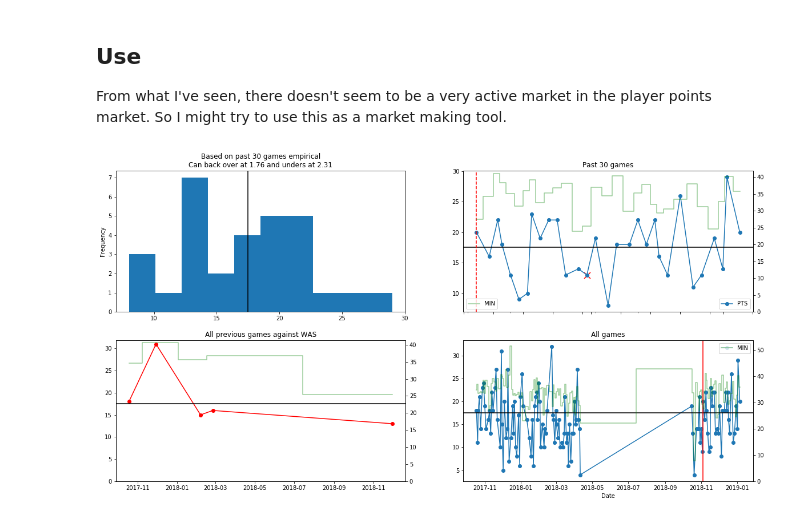
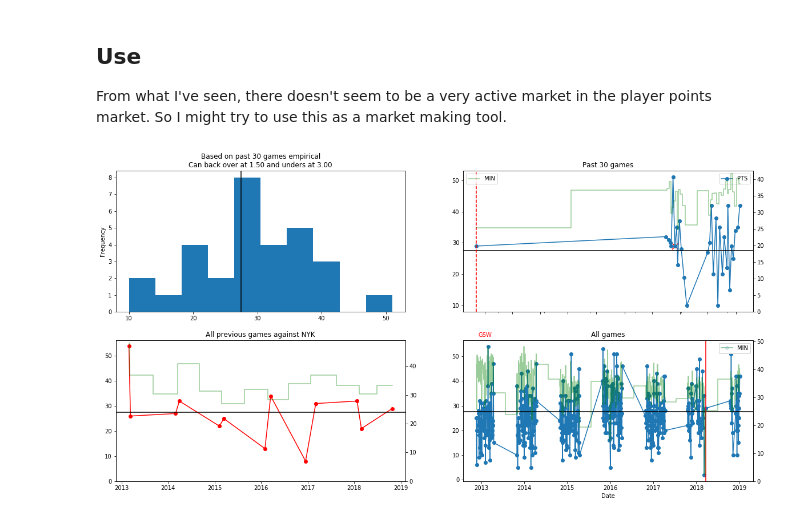
Before and after one commit to johnny-wong/nba_stats, a Jupyter notebook: Notebooks/Tools/1. Player stats overview.ipynb, the cells around one changed output. Cells and saved outputs as stored; diff of their text form; code cells hidden in the pictures.

```diff
--- a/Notebooks/Tools/1. Player stats overview.ipynb
+++ b/Notebooks/Tools/1. Player stats overview.ipynb
@@ -125,11 +125,11 @@ def pl_pts_odds_WL(player_name, stat, baseline, past_n_games, opp_team=None):
 
     return player_df_recent
 # %%
-player_name = 'Ben Simmons'
-baseline = 17.5
-opp_team = 'WAS'
+player_name = 'Stephen Curry'
+baseline = 27.5
+opp_team = 'NYK'
 stat = 'PTS'
 past_n_games = 30
 df = pl_pts_odds_WL(player_name, stat, baseline, past_n_games, opp_team)
 # %% [output]
-[figure, old version]
+[figure, new version]
```
Also changed, not shown: 2 other files.
